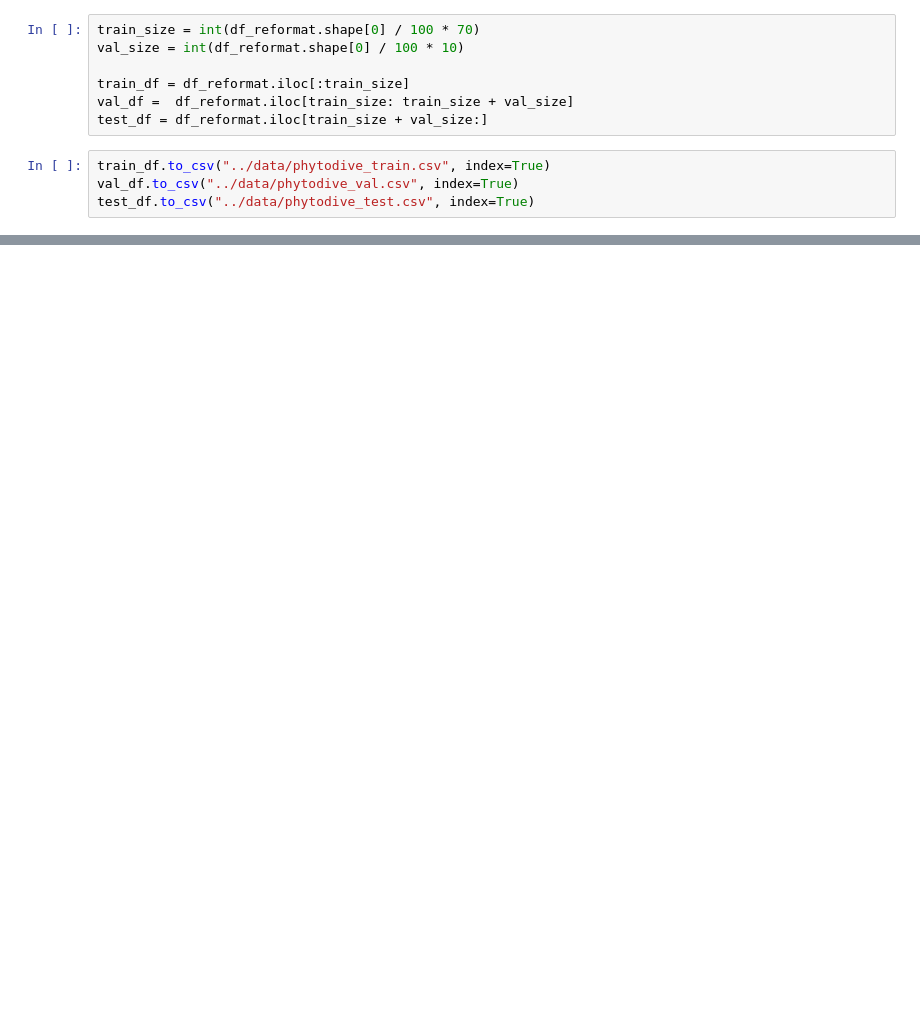
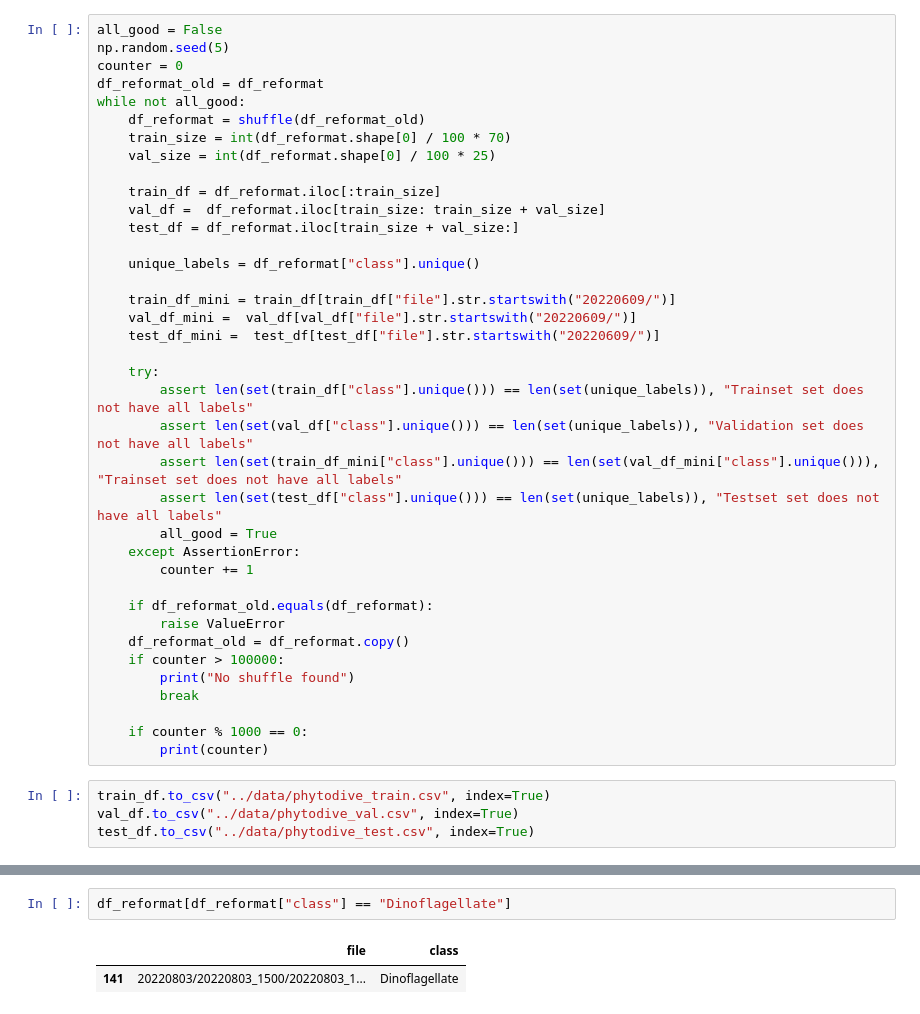
Before and after one commit to m-dml/plankton-classifier, a Jupyter notebook: notebooks/ReformatImageStudioToCSV.ipynb, the cells around one changed output, grey strips where cells are left out. Drawn from its saved outputs; the diff is of its cells as text; blank space fills up the shorter version.

```diff
--- a/notebooks/ReformatImageStudioToCSV.ipynb
+++ b/notebooks/ReformatImageStudioToCSV.ipynb
@@ -31,10 +37,41 @@ df_reformat = df_reformat.rename(columns={"image":"file"})
 # %%
-train_size = int(df_reformat.shape[0] / 100 * 70)
-val_size = int(df_reformat.shape[0] / 100 * 10)
+all_good = False
+np.random.seed(5)
+counter = 0
+df_reformat_old = df_reformat
+while not all_good:
+    df_reformat = shuffle(df_reformat_old)
+    train_size = int(df_reformat.shape[0] / 100 * 70)
+    val_size = int(df_reformat.shape[0] / 100 * 25)
 
-train_df = df_reformat.iloc[:train_size]
-val_df =  df_reformat.iloc[train_size: train_size + val_size]
-test_df = df_reformat.iloc[train_size + val_size:]
+    train_df = df_reformat.iloc[:train_size]
+    val_df =  df_reformat.iloc[train_size: train_size + val_size]
+    test_df = df_reformat.iloc[train_size + val_size:]
+
+    unique_labels = df_reformat["class"].unique()
+
+    train_df_mini = train_df[train_df["file"].str.startswith("20220609/")]
+    val_df_mini =  val_df[val_df["file"].str.startswith("20220609/")]
+    test_df_mini =  test_df[test_df["file"].str.startswith("20220609/")]
+
+    try:
+        assert len(set(train_df["class"].unique())) == len(set(unique_labels)), "Trainset set does not have all labels"
+        assert len(set(val_df["class"].unique())) == len(set(unique_labels)), "Validation set does not have all labels"
+        assert len(set(train_df_mini["class"].unique())) == len(set(val_df_mini["class"].unique())), "Trainset set does not have all labels"
+        assert len(set(test_df["class"].unique())) == len(set(unique_labels)), "Testset set does not have all labels"
+        all_good = True
+    except AssertionError:
+        counter += 1
+
+    if df_reformat_old.equals(df_reformat):
+        raise ValueError
+    df_reformat_old = df_reformat.copy()
+    if counter > 100000:
+        print("No shuffle found")
+        break
+
+    if counter % 1000 == 0:
+        print(counter)
 # %%
 train_df.to_csv("../data/phytodive_train.csv", index=True)
 val_df.to_csv("../data/phytodive_val.csv", index=True)
@@ -41,0 +102,5 @@ test_df.to_csv("../data/phytodive_test.csv", index=True)
+# %%
+df_reformat[df_reformat["class"] == "Dinoflagellate"]
+# %% [output]
+|  | file | class |
+| 141 | 20220803/20220803_1500/20220803_1... | Dinoflagellate |
```
Also changed, not shown: parts of 7 cells of this notebook, 1 other file.
